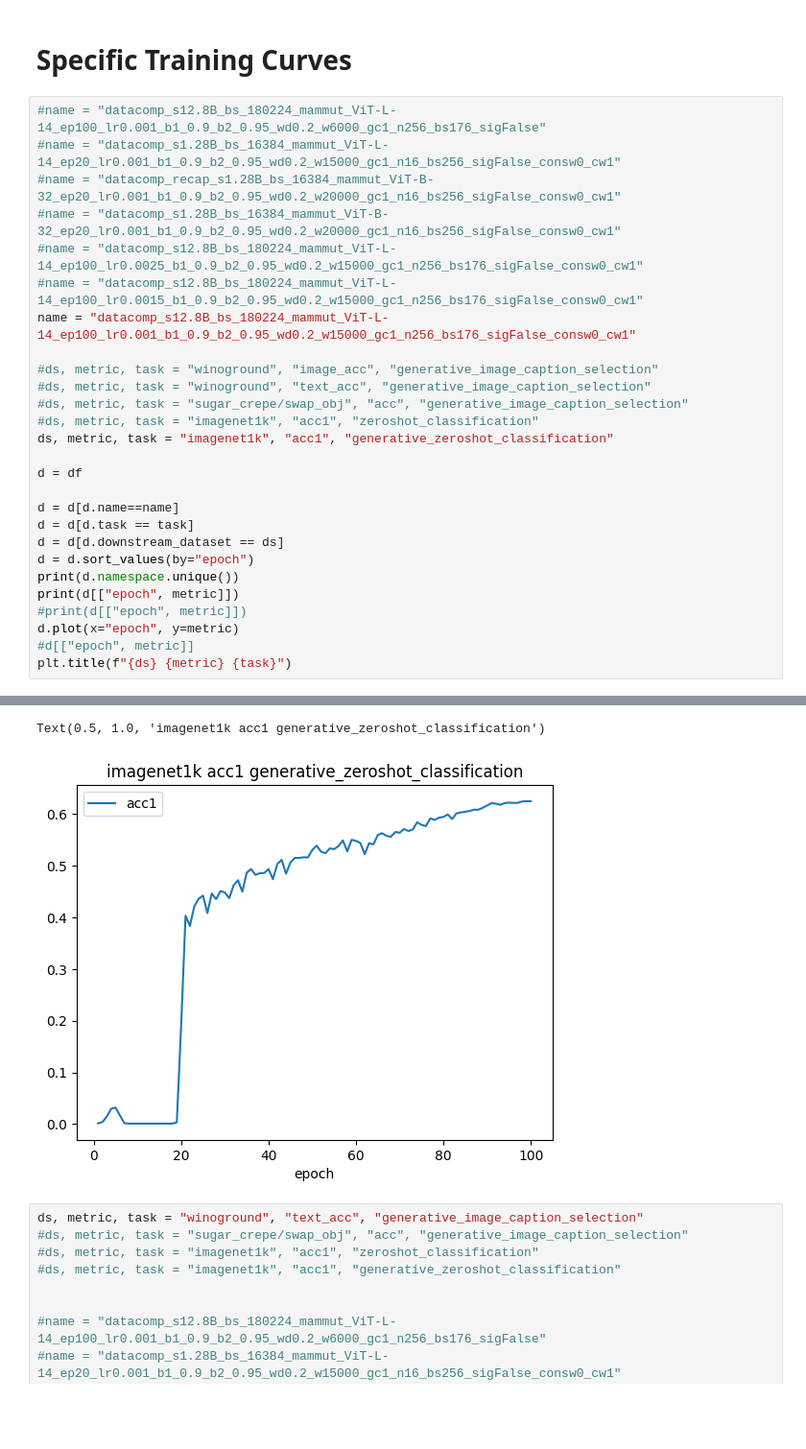
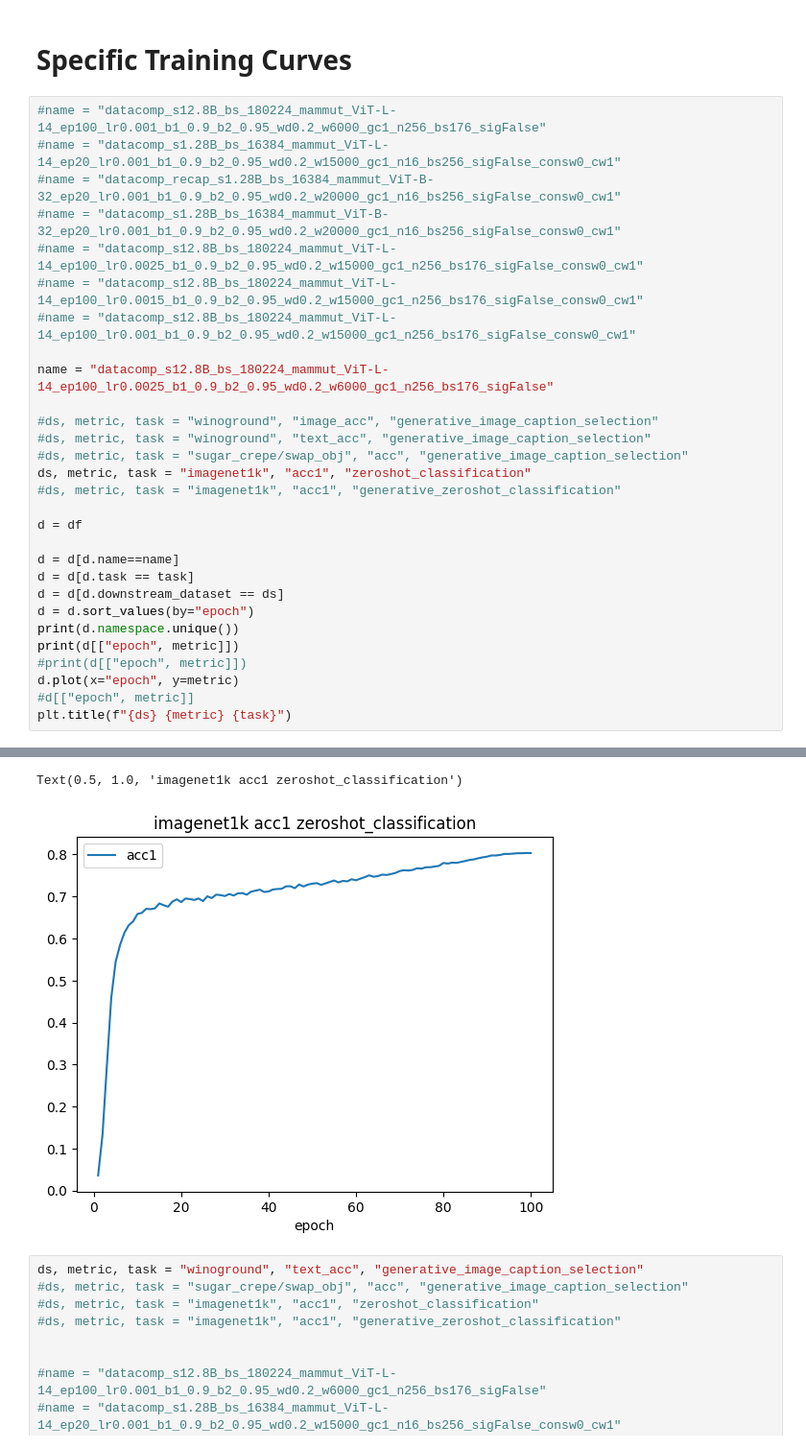
Before and after one commit to SLAMPAI/open_clip_scaling, a Jupyter notebook: results.ipynb, the cells around one changed output, grey strips where cells are left out. Shown at 96% size. Saved outputs shown, nothing was run; the diff lists cells and outputs as text; blank space fills up the shorter version.

```diff
--- a/results.ipynb
+++ b/results.ipynb
@@ -368,13 +369,15 @@ df[df.downstream_dataset=="winoground"].sort_values(by="image_acc", ascending=Fa
 #name = "datacomp_s1.28B_bs_16384_mammut_ViT-B-32_ep20_lr0.001_b1_0.9_b2_0.95_wd0.2_w20000_gc1_n16_bs256_sigFalse_consw0_cw1"
 #name = "datacomp_s12.8B_bs_180224_mammut_ViT-L-14_ep100_lr0.0025_b1_0.9_b2_0.95_wd0.2_w15000_gc1_n256_bs176_sigFalse_consw0_cw1"
 #name = "datacomp_s12.8B_bs_180224_mammut_ViT-L-14_ep100_lr0.0015_b1_0.9_b2_0.95_wd0.2_w15000_gc1_n256_bs176_sigFalse_consw0_cw1"
-name = "datacomp_s12.8B_bs_180224_mammut_ViT-L-14_ep100_lr0.001_b1_0.9_b2_0.95_wd0.2_w15000_gc1_n256_bs176_sigFalse_consw0_cw1"
+#name = "datacomp_s12.8B_bs_180224_mammut_ViT-L-14_ep100_lr0.001_b1_0.9_b2_0.95_wd0.2_w15000_gc1_n256_bs176_sigFalse_consw0_cw1"
+
+name = "datacomp_s12.8B_bs_180224_mammut_ViT-L-14_ep100_lr0.0025_b1_0.9_b2_0.95_wd0.2_w6000_gc1_n256_bs176_sigFalse"
 
 #ds, metric, task = "winoground", "image_acc", "generative_image_caption_selection"
 #ds, metric, task = "winoground", "text_acc", "generative_image_caption_selection"
 #ds, metric, task = "sugar_crepe/swap_obj", "acc", "generative_image_caption_selection"
-#ds, metric, task = "imagenet1k", "acc1", "zeroshot_classification"
-ds, metric, task = "imagenet1k", "acc1", "generative_zeroshot_classification"
+ds, metric, task = "imagenet1k", "acc1", "zeroshot_classification"
+#ds, metric, task = "imagenet1k", "acc1", "generative_zeroshot_classification"
 
 d = df
 
@@ -409,5 +412,5 @@ plt.title(f"{ds} {metric} {task}")
-Text(0.5, 1.0, 'imagenet1k acc1 generative_zeroshot_classification')
+Text(0.5, 1.0, 'imagenet1k acc1 zeroshot_classification')
-[figure, old version]
+[figure, new version]
 # %%
 ds, metric, task = "winoground", "text_acc", "generative_image_caption_selection"
 #ds, metric, task = "sugar_crepe/swap_obj", "acc", "generative_image_caption_selection"
```
Also changed, not shown: parts of 52 cells of this notebook, 1 other file.
